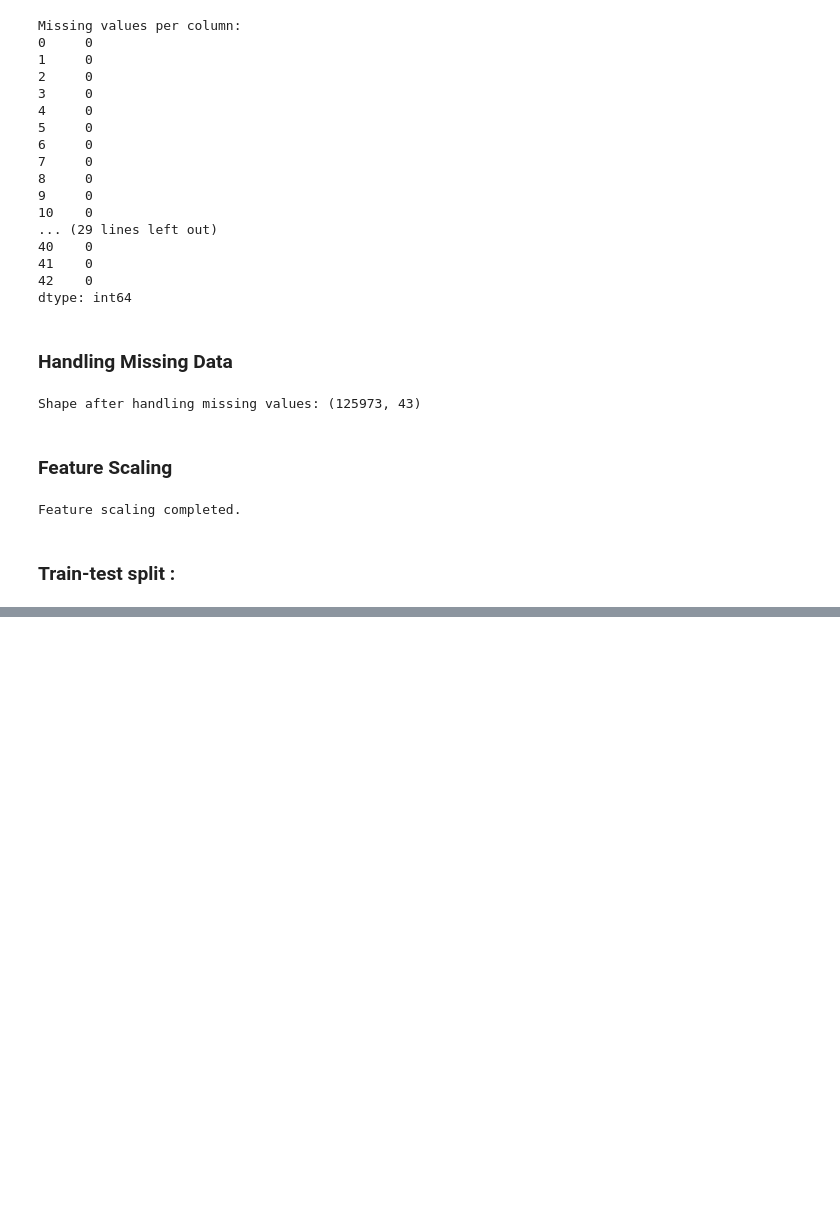
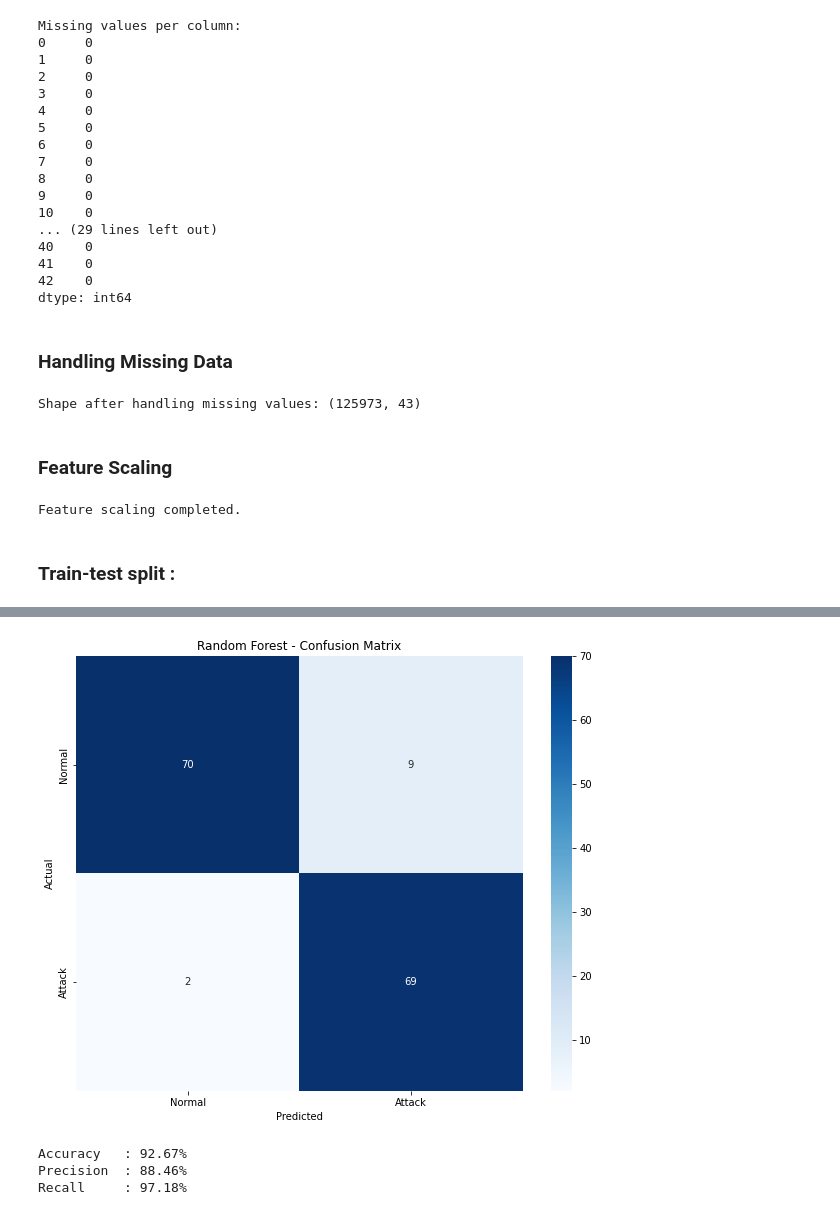
Before and after one commit to SpringBoardMentor193s/SentinelNet, a Jupyter notebook: notebook/processing.ipynb, the cells around one changed output, grey strips where cells are left out. Drawn from its saved outputs; the diff is of its cells as text; code cells hidden in the pictures; blank space fills up the shorter version.

```diff
--- a/notebook/processing.ipynb
+++ b/notebook/processing.ipynb
@@ -423,0 +525,41 @@ Test Data: [[202], [606], [100]] [0, 1, 0]
+# %%
+
+from sklearn.metrics import confusion_matrix, accuracy_score, precision_score, recall_score
+
+X, y = make_classification(n_samples=500, n_features=10, n_classes=2, random_state=42)
+
+#  Train-test split
+X_train, X_test, y_train, y_test = train_test_split(X, y, test_size=0.3, random_state=42)
+
+# Train Random Forest
+rf_model = RandomForestClassifier(random_state=42)
+rf_model.fit(X_train, y_train)
+
+#  Predictions
+y_pred = rf_model.predict(X_test)
+
+# Confusion Matrix
+cm = confusion_matrix(y_test, y_pred)
+
+plt.figure(figsize=(10, 8))
+sns.heatmap(cm, annot=True, cmap="Blues", fmt="d",
+            xticklabels=["Normal", "Attack"],
+            yticklabels=["Normal", "Attack"])
+plt.title("Random Forest - Confusion Matrix")
+plt.xlabel("Predicted")
+plt.ylabel("Actual")
+plt.show()
+
+#  Evaluation Metrics
+acc = accuracy_score(y_test, y_pred)
+prec = precision_score(y_test, y_pred)
+rec = recall_score(y_test, y_pred)
+
+print(f"Accuracy   : {acc*100:.2f}%")
+print(f"Precision  : {prec*100:.2f}%")
+print(f"Recall     : {rec*100:.2f}%")
+# %% [output]
+[figure, added]
+Accuracy   : 92.67%
+Precision  : 88.46%
+Recall     : 97.18%
```
Also changed, not shown: parts of 7 cells of this notebook.
